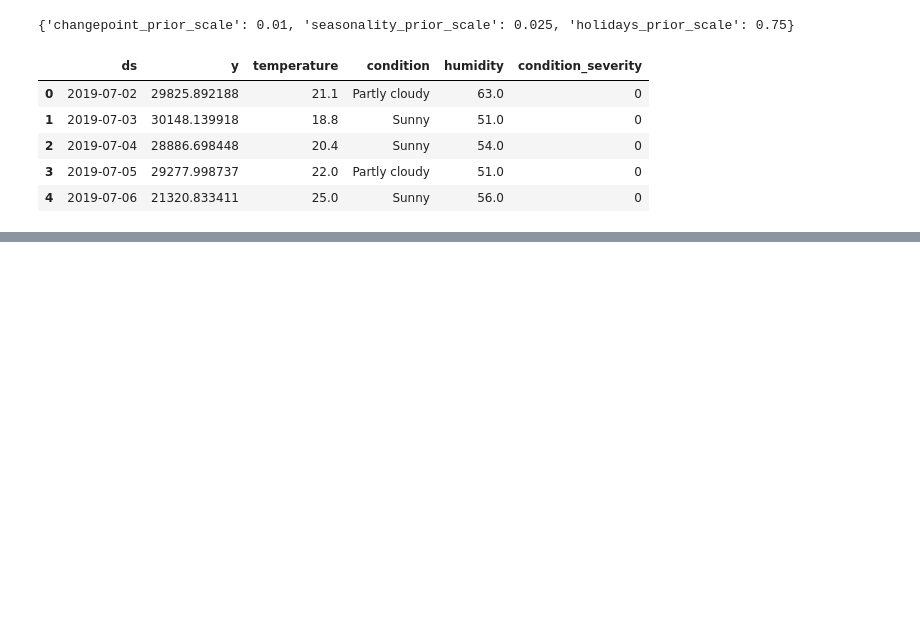
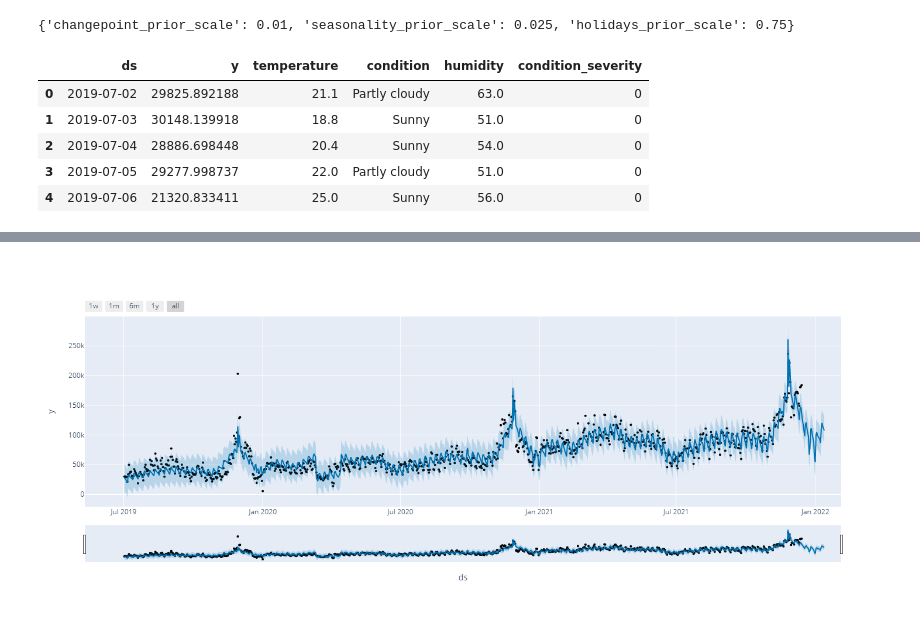
Before and after one commit to alexwesch/lighthouse_final_project, a Jupyter notebook: time-series-modeling.ipynb, the cells around one changed output, grey strips where cells are left out. Saved outputs shown, nothing was run; the diff lists cells and outputs as text; code cells hidden in the pictures; blank space fills up the shorter version.

```diff
--- a/time-series-modeling.ipynb
+++ b/time-series-modeling.ipynb
@@ -206,0 +214,4 @@ fig2 = m.plot_components(forecast)
+# %%
+plot_plotly(m, forecast)
+# %% [output]
+[figure, added]
```
Also changed, not shown: parts of 12 cells of this notebook, 3 other files.
